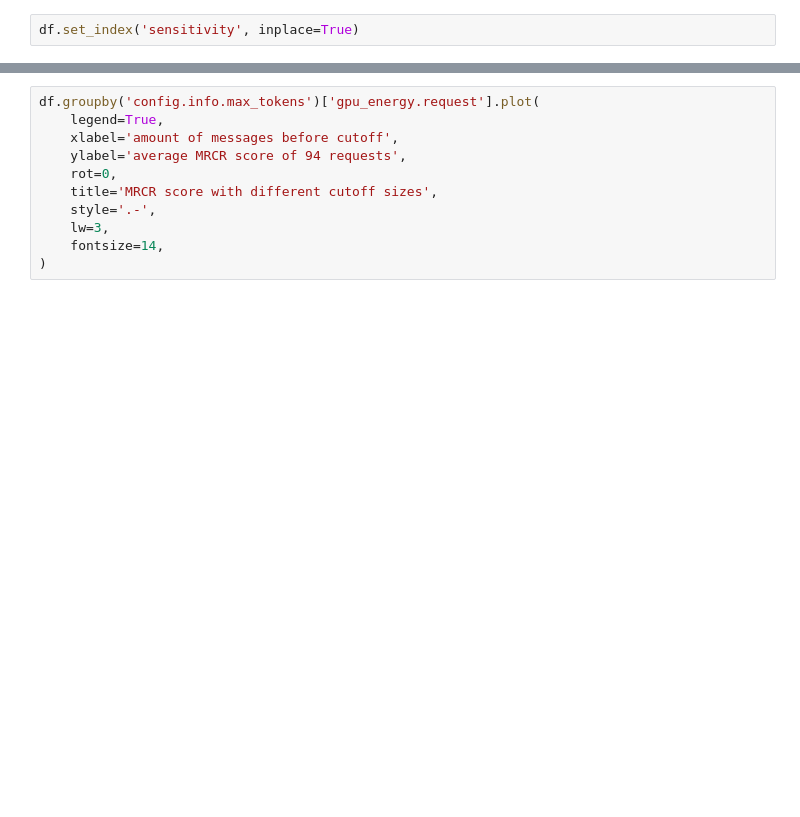
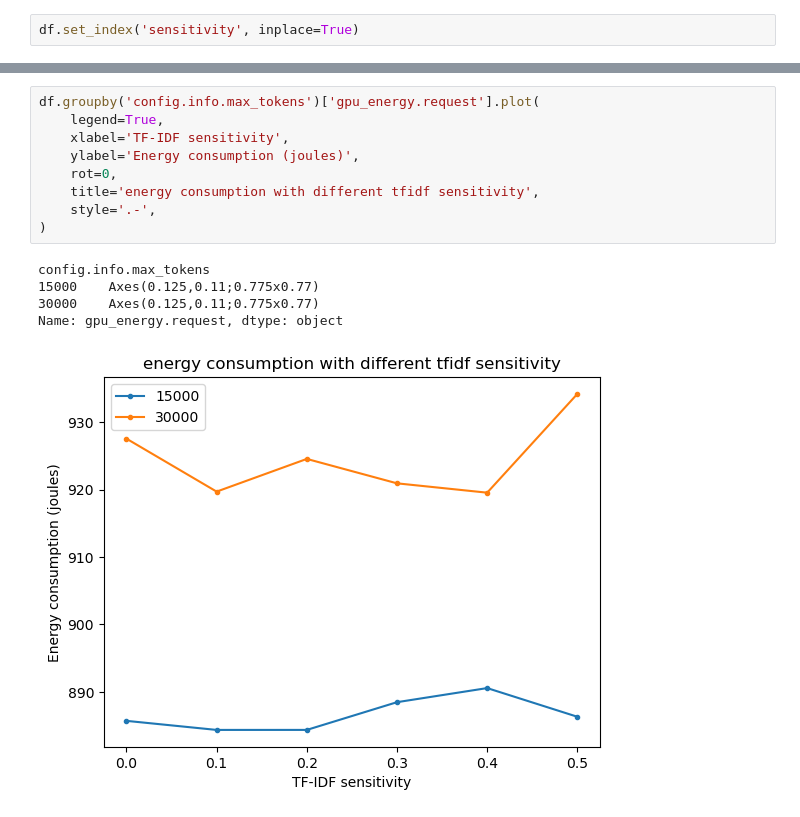
Before and after one commit to Q42/green.ai, a Jupyter notebook: results/graphs/chat_history_search.ipynb, the cells around one changed output, grey strips where cells are left out. Cells and saved outputs as stored; diff of their text form; blank space fills up the shorter version.

```diff
--- a/results/graphs/chat_history_search.ipynb
+++ b/results/graphs/chat_history_search.ipynb
@@ -31,11 +30,15 @@ Name: score, dtype: object
 # %%
 df.groupby('config.info.max_tokens')['gpu_energy.request'].plot(
     legend=True,
-    xlabel='amount of messages before cutoff',
-    ylabel='average MRCR score of 94 requests',
+    xlabel='TF-IDF sensitivity',
+    ylabel='Energy consumption (joules)',
     rot=0,
-    title='MRCR score with different cutoff sizes',
+    title='energy consumption with different tfidf sensitivity',
     style='.-',
-    lw=3,
-    fontsize=14,
 )
+# %% [output]
+config.info.max_tokens
+15000    Axes(0.125,0.11;0.775x0.77)
+30000    Axes(0.125,0.11;0.775x0.77)
+Name: gpu_energy.request, dtype: object
+[figure, added]
```
Also changed, not shown: parts of 2 cells of this notebook.
